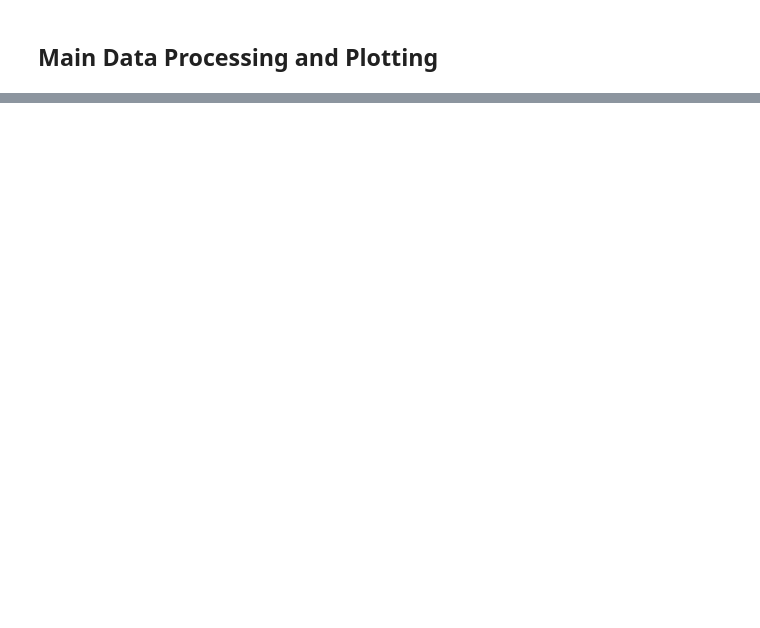
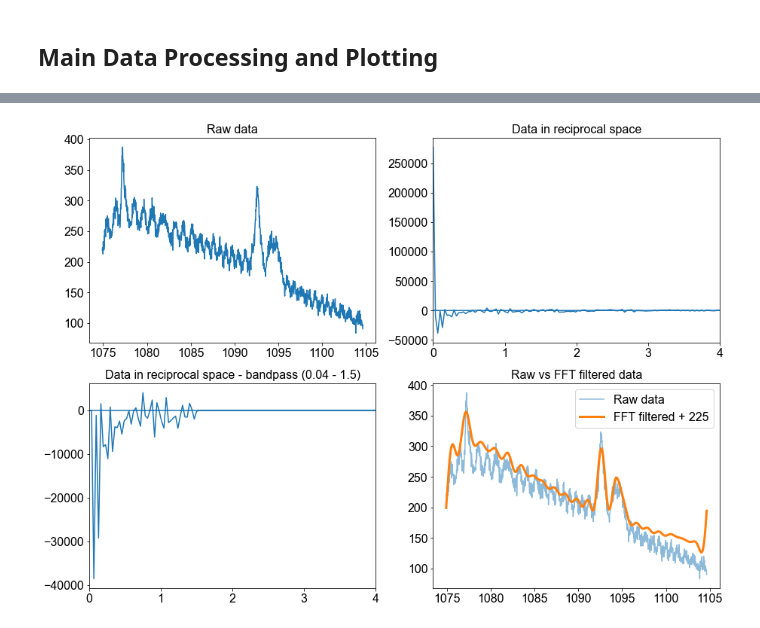
Before and after one commit to professorchaman/General-Data-Analysis, a Jupyter notebook: General Plotting and Data Analysis - CG_02182023.ipynb, the cells around one changed output, grey strips where cells are left out. Drawn from its saved outputs; the diff is of its cells as text; code cells hidden in the pictures; blank space fills up the shorter version.

```diff
--- a/General Plotting and Data Analysis - CG_02182023.ipynb
+++ b/General Plotting and Data Analysis - CG_02182023.ipynb
@@ -322,0 +330,36 @@ FileNotFoundError: G:\Shared drives\Pauzauskie Team Drive\CG\Scripts\030410638_H
+# %%
+from scipy.fftpack import rfft, irfft, fftfreq
+
+time   = np.linspace(0,10,2000)
+signal = np.cos(5*np.pi*time) + np.cos(7*np.pi*time)
+
+W = fftfreq(y_val.size, d=x_val[1]-x_val[0])
+f_signal = rfft(y_val)
+
+# If our original signal time was in seconds, this is now in Hz
+cut_f_signal = f_signal.copy()
+cut_f_signal[(W>1.5)] = 0
+cut_f_signal[(W<0.04)] = 0
+
+cut_signal = irfft(cut_f_signal)
+# %%
+import pylab as plt
+plt.subplot(221)
+plt.title('Raw data')
+plt.plot(x_val,y_val)
+plt.subplot(222)
+plt.title('Data in reciprocal space')
+plt.plot(W,f_signal)
+plt.xlim(0,4)
+plt.subplot(223)
+plt.title('Data in reciprocal space - bandpass (0.04 - 1.5)')
+plt.plot(W,cut_f_signal)
+plt.xlim(0,4)
+plt.subplot(224)
+plt.title('Raw vs FFT filtered data')
+plt.plot(x_val,y_val,alpha=0.5,label='Raw data')
+plt.plot(x_val,cut_signal+225,lw=3,label='FFT filtered + 225')
+plt.legend()
+plt.show()
+# %% [output]
+[figure, added]
```
Also changed, not shown: parts of 4 cells of this notebook.
